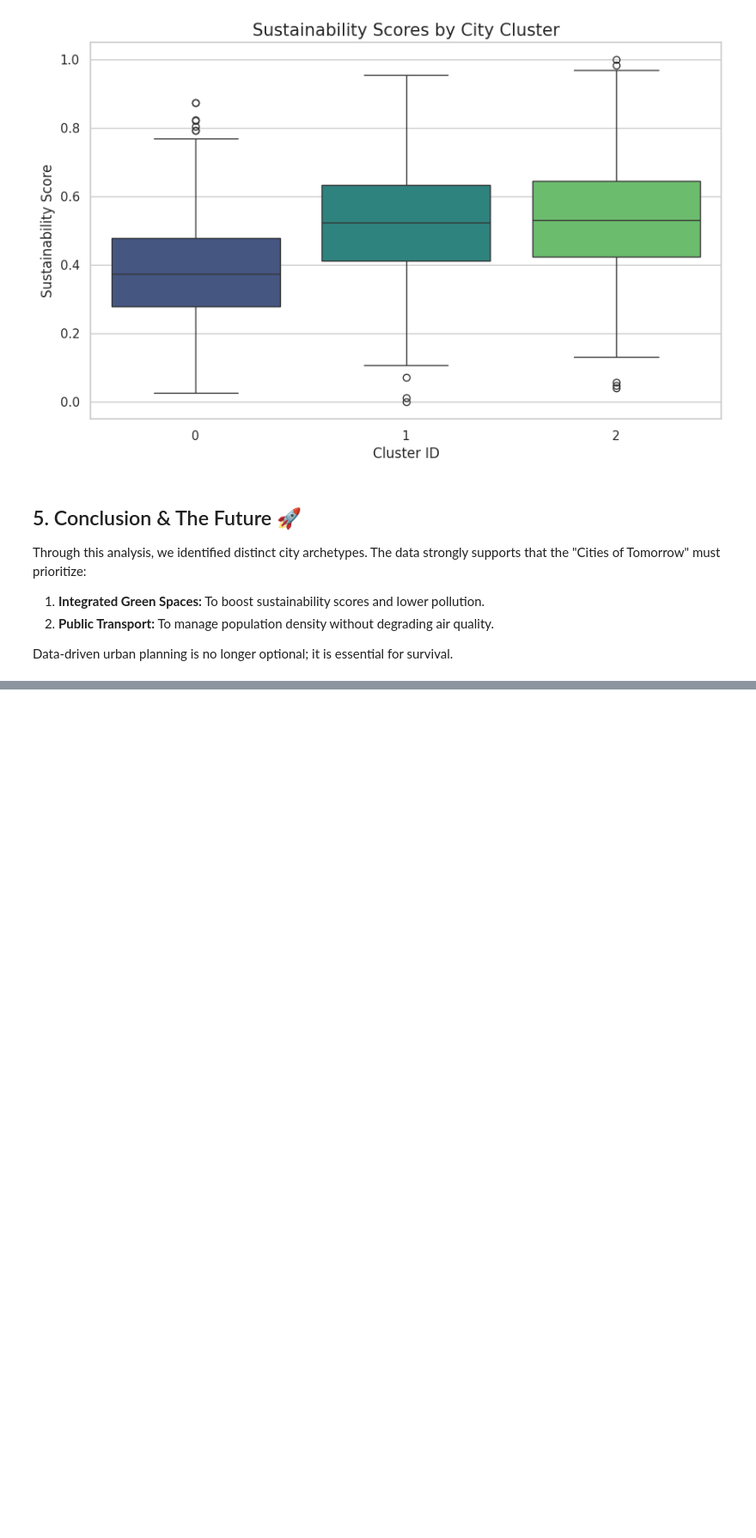
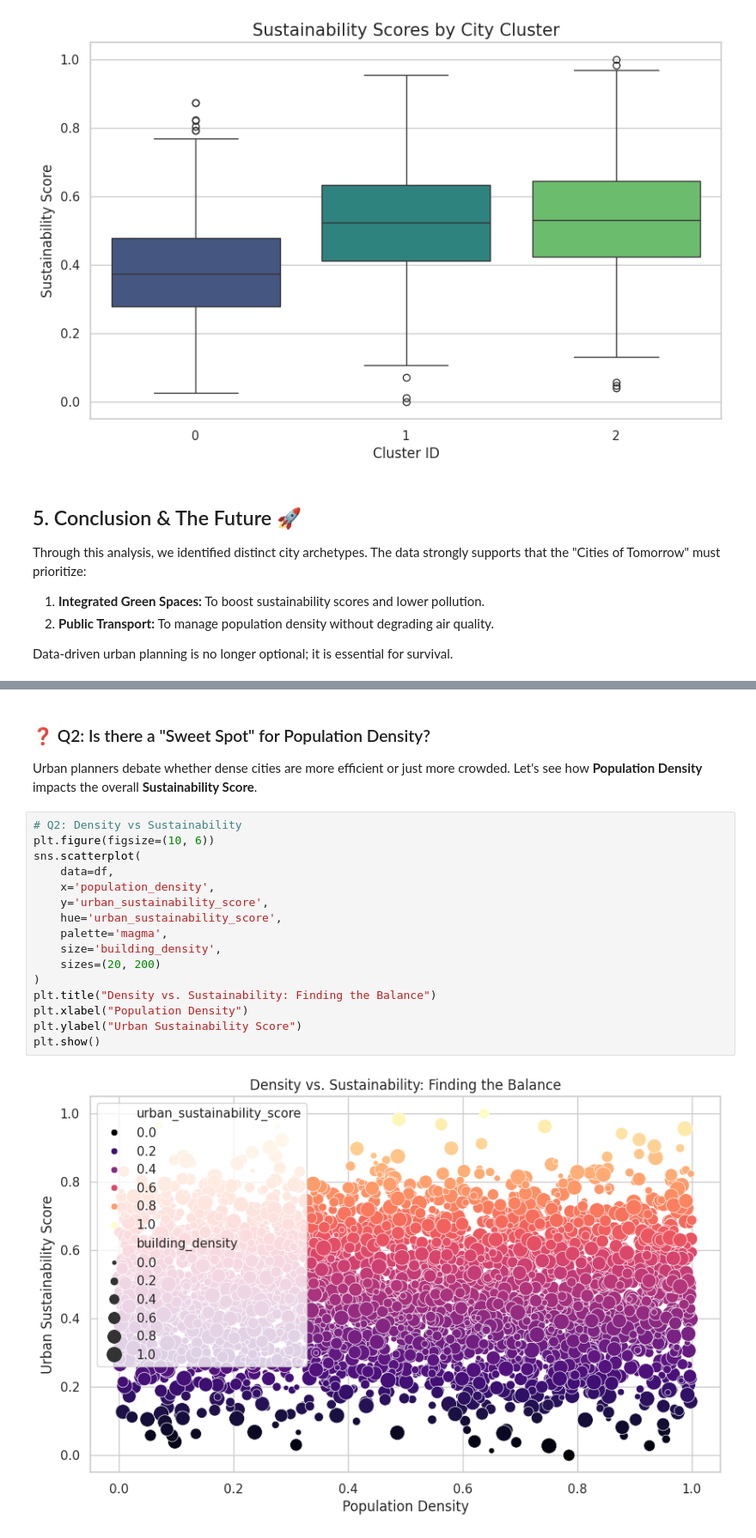
Before and after one commit to AHAD3107/Microsoft_Fabric_data_days, a Jupyter notebook: Nov2025_AbdulAhad_CitiesOfTomorrow.ipynb, the cells around one changed output, grey strips where cells are left out. Shown at 86% size. Saved outputs shown, nothing was run; the diff lists cells and outputs as text; blank space fills up the shorter version.

```diff
--- a/Nov2025_AbdulAhad_CitiesOfTomorrow.ipynb
+++ b/Nov2025_AbdulAhad_CitiesOfTomorrow.ipynb
@@ -147,0 +187,21 @@ Data-driven urban planning is no longer optional; it is essential for survival.
+# %% [markdown]
+### ❓ Q2: Is there a "Sweet Spot" for Population Density?
+Urban planners debate whether dense cities are more efficient or just more crowded. Let's see how **Population Density** impacts the overall **Sustainability Score**.
+# %%
+# Q2: Density vs Sustainability
+plt.figure(figsize=(10, 6))
+sns.scatterplot(
+    data=df,
+    x='population_density',
+    y='urban_sustainability_score',
+    hue='urban_sustainability_score',
+    palette='magma',
+    size='building_density',
+    sizes=(20, 200)
+)
+plt.title("Density vs. Sustainability: Finding the Balance")
+plt.xlabel("Population Density")
+plt.ylabel("Urban Sustainability Score")
+plt.show()
+# %% [output]
+[figure, added]
```
Also changed, not shown: parts of 7 cells of this notebook.
